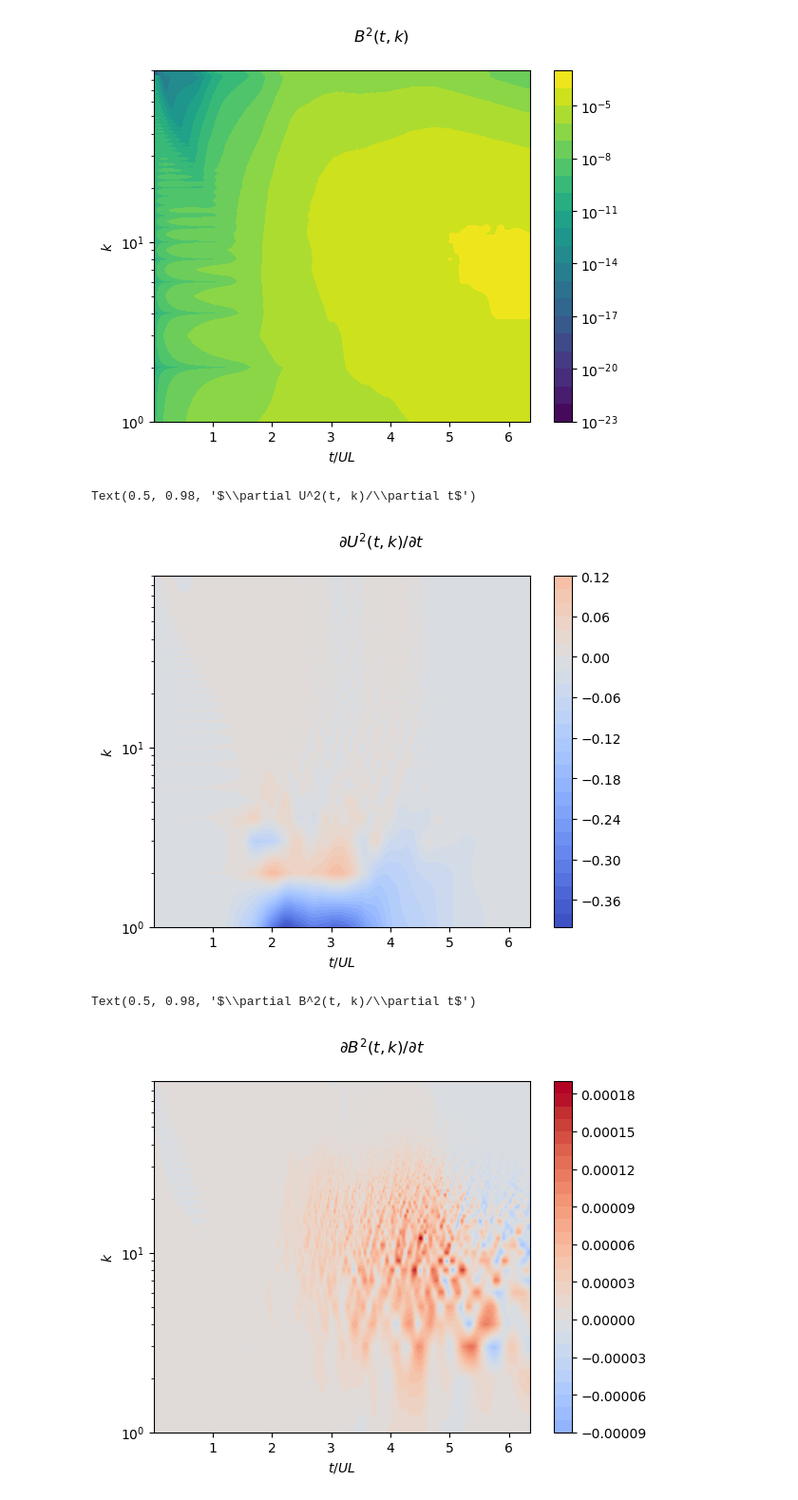
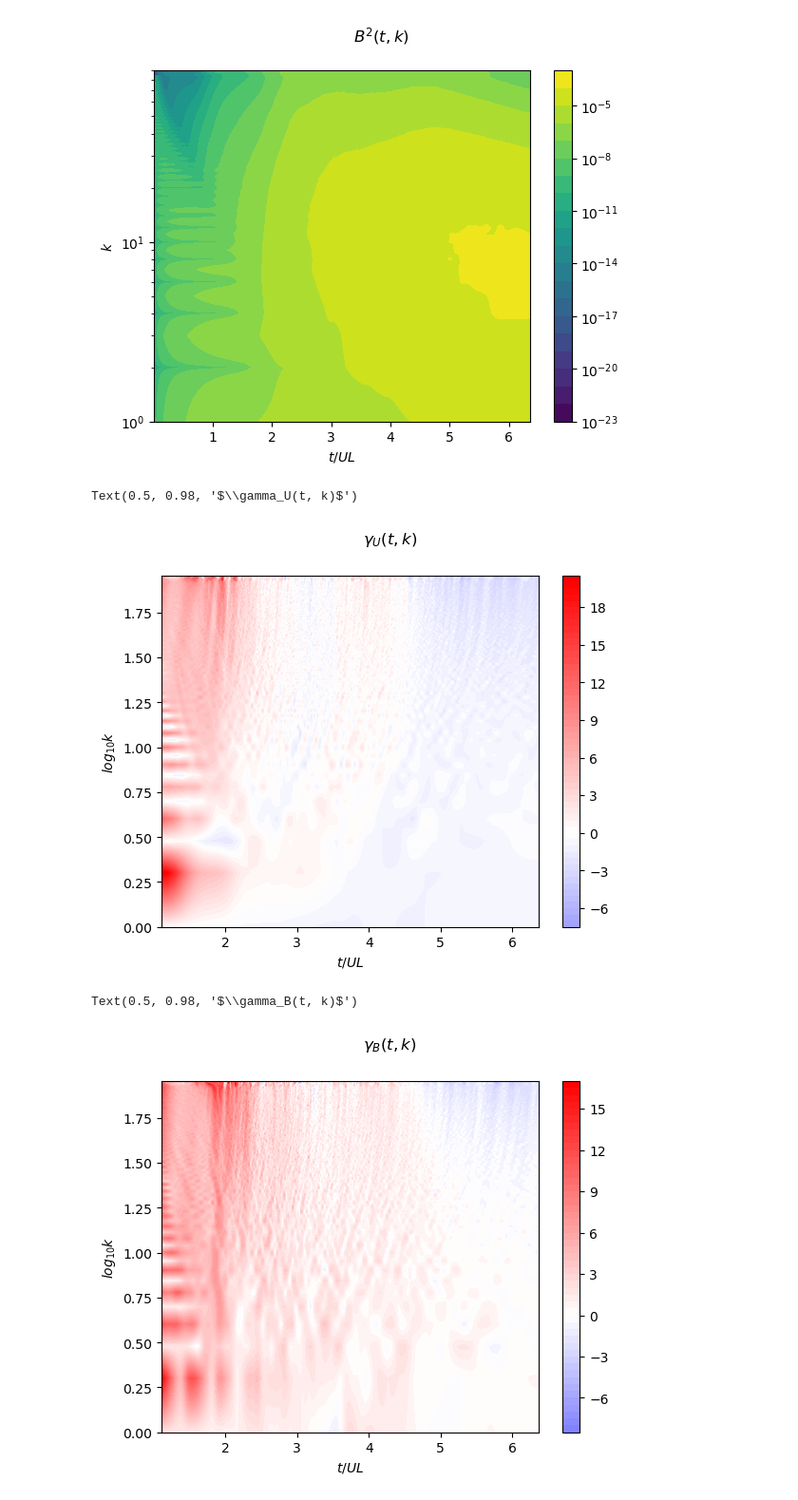
Before and after one commit to ben-goldman/khmhd, a Jupyter notebook: src/Untitled.ipynb, the cells around one changed output. Shown: that part at 95% size. Drawn from its saved outputs; the diff is of its cells as text; code cells hidden in the pictures.

```diff
--- a/src/Untitled.ipynb
+++ b/src/Untitled.ipynb
@@ -44,25 +44,24 @@ Text(0.5, 0.98, '$B^2(t, k)$')
 # %%
 d_dt = FinDiff(0, dt)
 # %%
-dBk_dt = d_dt(bk)
-dUk_dt = d_dt(uk)
+dBk_dt = d_dt(np.log(bk))
+dUk_dt = d_dt(np.log(uk))
 # %%
-c = plt.contourf(tt, kk, dUk_dt, levels=30, cmap="coolwarm", vmin=-0.40, vmax=0.40)
-plt.yscale("log")
+c = plt.contourf(tt[700:], log(kk[700:]), dUk_dt[700:], levels=60, cmap="bwr", vmin=-20, vmax=20)
+# plt.xscale("log")
 plt.colorbar(c)
 plt.xlabel("$t/UL$")
-plt.ylabel("$k$")
-plt.suptitle("$\partial U^2(t, k)/\partial t$")
+plt.ylabel("$log_{10}k$")
+plt.suptitle("$\gamma_U(t, k)$")
 # %% [output]
-Text(0.5, 0.98, '$\\partial U^2(t, k)/\\partial t$')
+Text(0.5, 0.98, '$\\gamma_U(t, k)$')
-[figure, old version]
+[figure, new version]
 # %%
-c = plt.contourf(tt, kk, dBk_dt, levels=30, cmap="coolwarm", vmin=-0.00018, vmax=0.00018)
-plt.yscale("log")
+c = plt.contourf(tt[700:], log(kk[700:]), dBk_dt[700:], levels=60, cmap="bwr", vmin=-17, vmax=17)
 plt.colorbar(c)
 plt.xlabel("$t/UL$")
-plt.ylabel("$k$")
-plt.suptitle("$\partial B^2(t, k)/\partial t$")
+plt.ylabel("$log_{10}k$")
+plt.suptitle("$\gamma_B(t, k)$")
 # %% [output]
-Text(0.5, 0.98, '$\\partial B^2(t, k)/\\partial t$')
+Text(0.5, 0.98, '$\\gamma_B(t, k)$')
-[figure, old version]
+[figure, new version]
```
Also changed, not shown: parts of 1 cell of this notebook, 2 other files.
